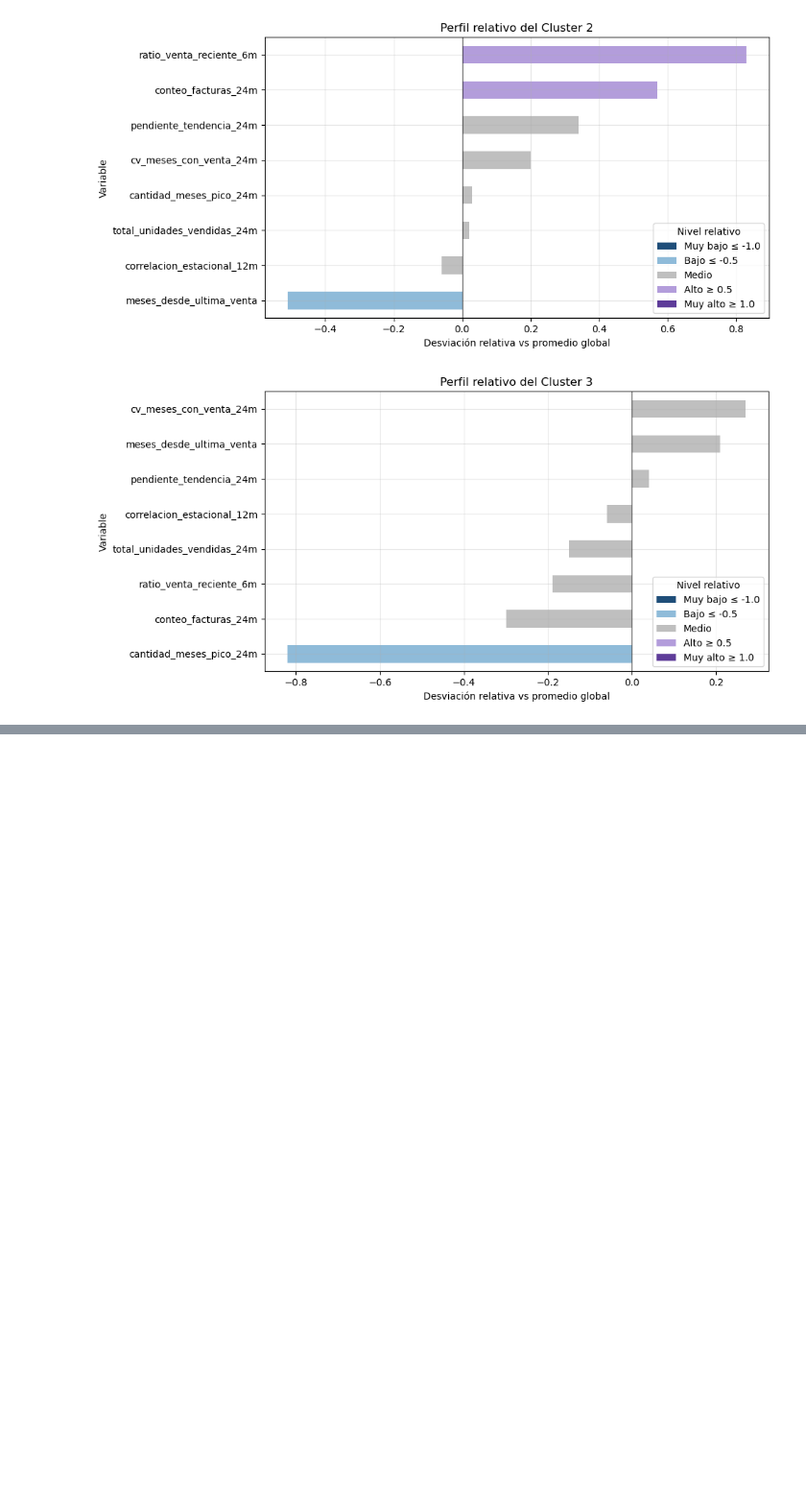
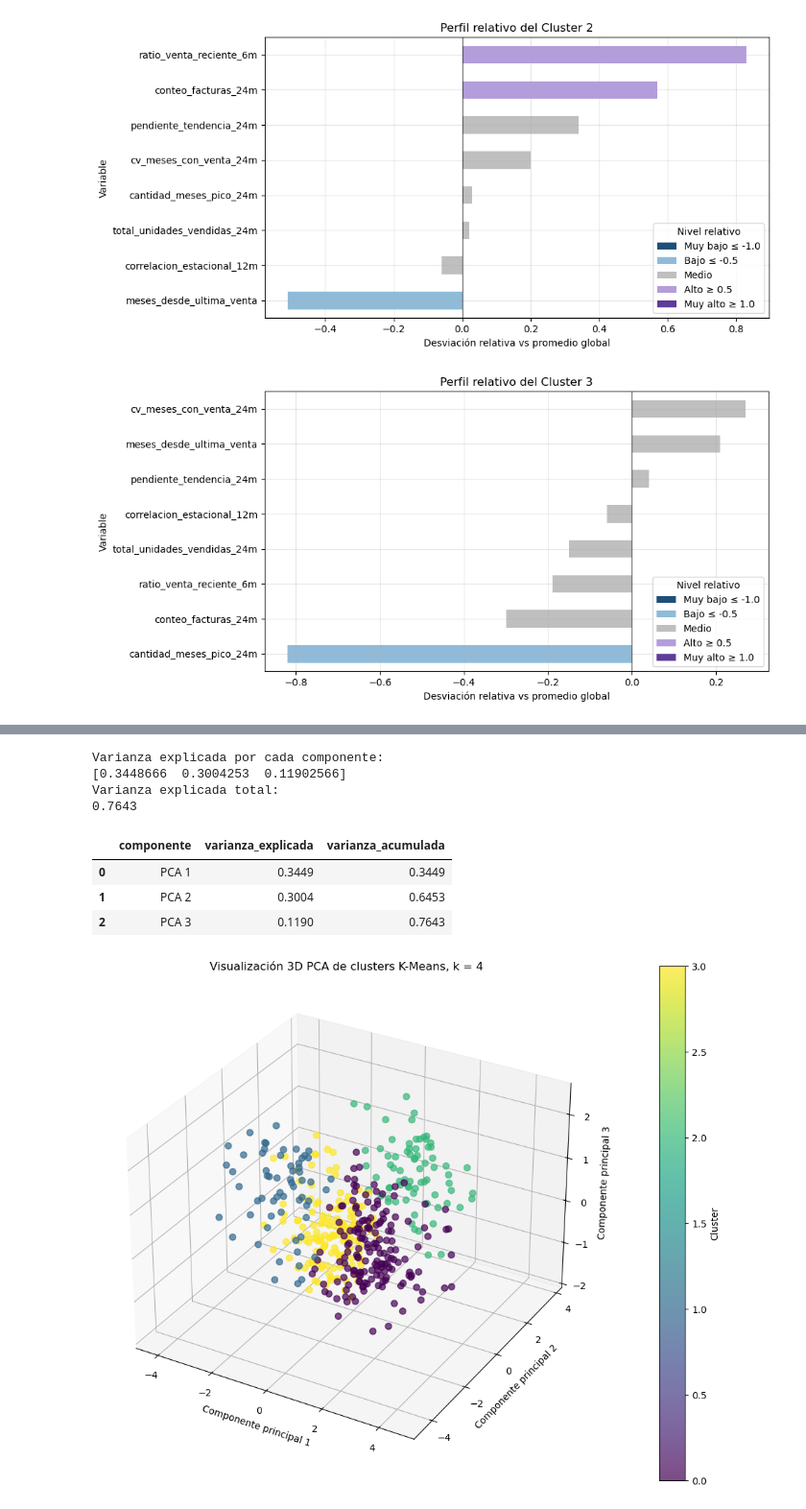
Before and after one commit to choppeb7/Tesis-Master-AI, a Jupyter notebook: 4_cluterizacion_articulos.ipynb, the cells around one changed output, grey strips where cells are left out. Shown at 96% size. Drawn from its saved outputs; the diff is of its cells as text; code cells hidden in the pictures; blank space fills up the shorter version.

Commit message:
Aplicando PCA y analizando resultados de perfiles relativos clusters

```diff
--- a/4_cluterizacion_articulos.ipynb
+++ b/4_cluterizacion_articulos.ipynb
@@ -1413,0 +1522,80 @@ for cluster in perfil_relativo_clusters.index:
+# %%
+# ============================================================
+# 12. Visualización PCA de clusters
+# ============================================================
+# PCA reduce las variables a dos dimensiones para visualizar
+# la separación general de los clusters.
+# ============================================================
+
+#importamos libreria
+from sklearn.decomposition import PCA
+
+pca =PCA(n_components=3, random_state=42)
+
+X_pca = pca.fit_transform(X_scaled)
+
+df_cluster["pca_1"] = X_pca[:, 0]
+df_cluster["pca_2"] = X_pca[:, 1]
+df_cluster["pca_3"] = X_pca[:, 2]
+
+print("Varianza explicada por cada componente:")
+print(pca.explained_variance_ratio_)
+
+print("Varianza explicada total:")
+print(pca.explained_variance_ratio_.sum().round(4))
+# %% [output]
+Varianza explicada por cada componente:
+[0.3448666  0.3004253  0.11902566]
+Varianza explicada total:
+0.7643
+# %%
+# ============================================================
+# Resumen de varianza explicada por PCA
+# ============================================================
+
+varianza_pca = pd.DataFrame({
+    "componente": ["PCA 1", "PCA 2", "PCA 3"],
+    "varianza_explicada": pca.explained_variance_ratio_,
+    "varianza_acumulada": pca.explained_variance_ratio_.cumsum()
+})
+
+varianza_pca.round(4)
+# %% [output]
+|  | componente | varianza_explicada | varianza_acumulada |
+| 0 | PCA 1 | 0.3449 | 0.3449 |
+| 1 | PCA 2 | 0.3004 | 0.6453 |
+| 2 | PCA 3 | 0.1190 | 0.7643 |
+# %%
+# ============================================================
+# Visualización 3D de clusters usando PCA con colorbar
+# ============================================================
+
+import matplotlib.pyplot as plt
+
+fig = plt.figure(figsize=(10, 8))
+
+ax = fig.add_subplot(111, projection="3d")
+
+scatter = ax.scatter(
+    df_cluster["pca_1"],
+    df_cluster["pca_2"],
+    df_cluster["pca_3"],
+    c=df_cluster["cluster_kmeans_final"],
+    alpha=0.7,
+    s=45
+)
+
+ax.set_title("Visualización 3D PCA de clusters K-Means, k = 4")
+ax.set_xlabel("Componente principal 1")
+ax.set_ylabel("Componente principal 2")
+ax.set_zlabel("Componente principal 3")
+
+colorbar = plt.colorbar(scatter, ax=ax, pad=0.1)
+colorbar.set_label("Cluster")
+
+ax.grid(True, alpha=0.3)
+
+plt.tight_layout()
+plt.show()
+# %% [output]
+[figure, added]
```
Also changed, not shown: parts of 6 cells of this notebook, 1 other file.
